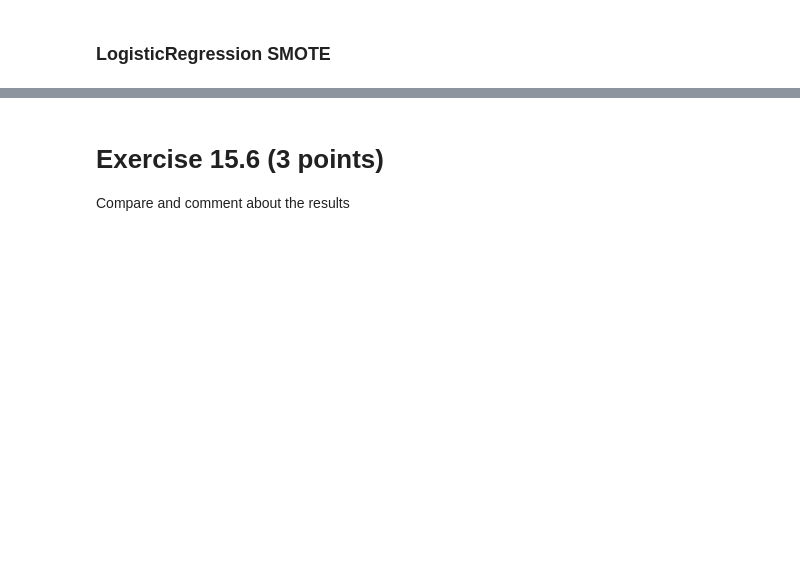
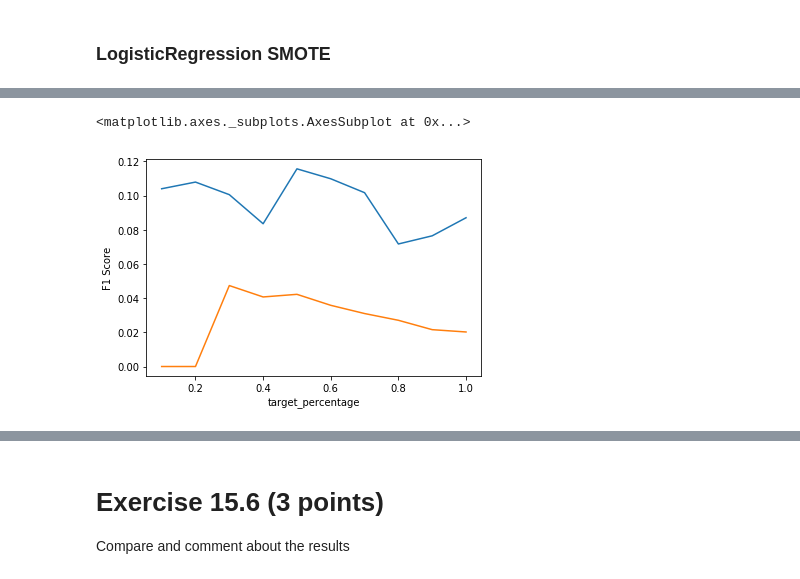
Before and after one commit to gomezivan/Python-ML, a Jupyter notebook: exercises/E15-fraud_detection.ipynb, the cells around one changed output, grey strips where cells are left out. Drawn from its saved outputs; the diff is of its cells as text; code cells hidden in the pictures; blank space fills up the shorter version.

```diff
--- a/exercises/E15-fraud_detection.ipynb
+++ b/exercises/E15-fraud_detection.ipynb
@@ -586,0 +579,6 @@ eval_models
+# %%
+sns.lineplot(x="target_percentage", y="F1 Score", data=eval_DTC)
+sns.lineplot(x="target_percentage", y="F1 Score", data=eval_logreg)
+# %% [output]
+<matplotlib.axes._subplots.AxesSubplot at 0x...>
+[figure, added]
```
Also changed, not shown: parts of 22 cells of this notebook.
